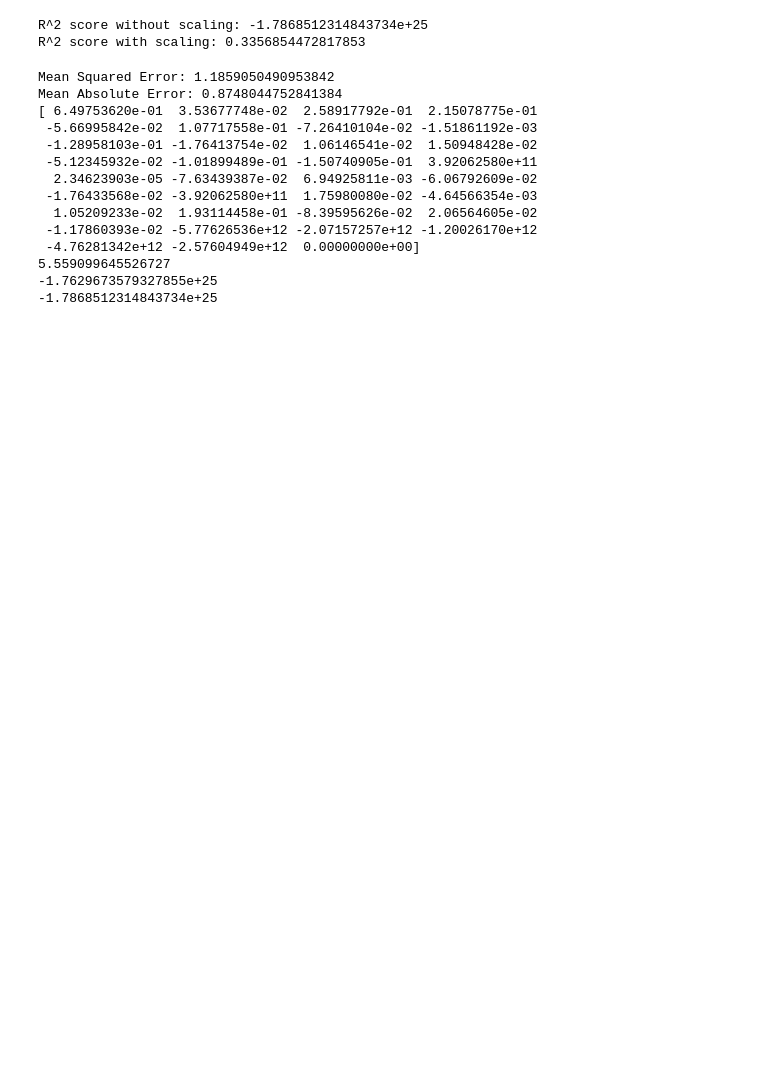
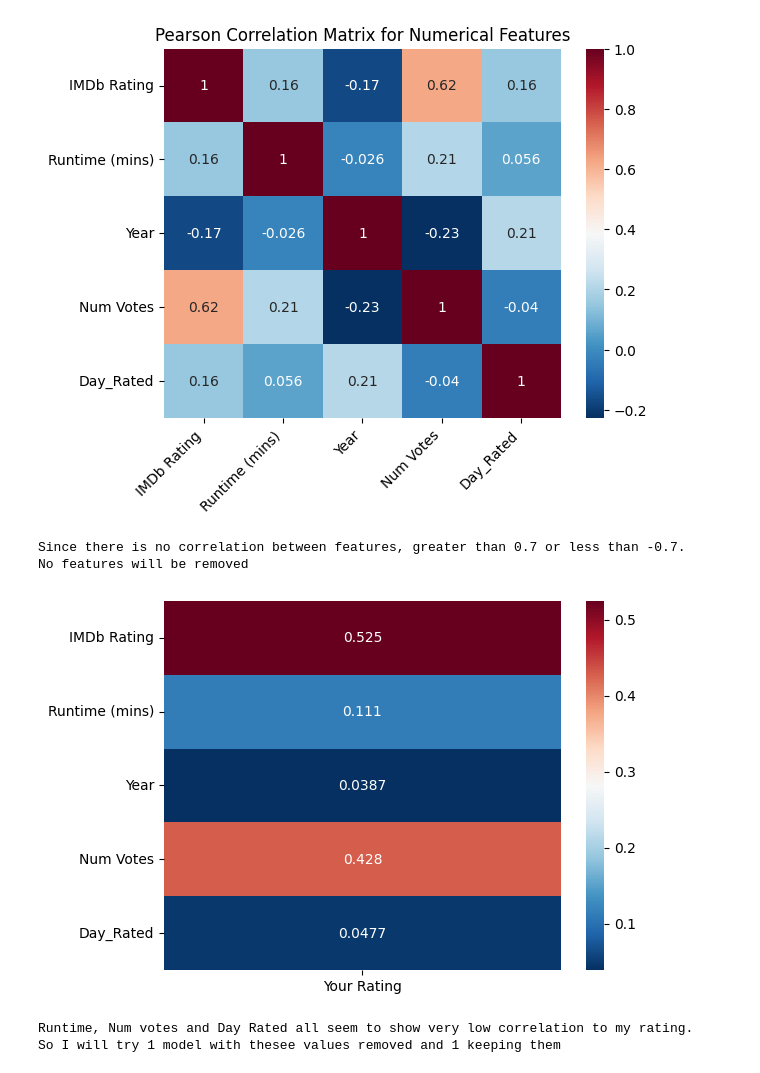
Before and after one commit to Bmcunningham4/imdb_predictions, a Jupyter notebook: mlr.ipynb, the cells around one changed output. Cells and saved outputs as stored; diff of their text form; code cells hidden in the pictures; blank space fills up the shorter version.

```diff
--- a/mlr.ipynb
+++ b/mlr.ipynb
@@ -62,41 +4,39 @@ new_data = pd.DataFrame({
-# %%
-r2_unscaled = model.score(X_test, y_test)
-
-# Evaluate the model with scaling
-r2_scaled = model.score(X_test_scaled, y_test)
-
-print("R^2 score without scaling:", r2_unscaled)
-print("R^2 score with scaling:", r2_scaled)
-# %% [output]
-R^2 score without scaling: -1.7868512314843734e+25
-R^2 score with scaling: 0.3356854472817853
-# %%
-#? Evaluation
-mse = mean_squared_error(y_test, y_pred)
-mae = mean_absolute_error(y_test, y_pred) #* Can use either this one represents the mean diff betwen predicted an actual - makes intuitive sense!
-print(f'Mean Squared Error: {mse}')
-print(f'Mean Absolute Error: {mae}')
-
-#! Extra crap (Residual Anaylsis)
-# sorted_coefs = sorted(model.coef_, reverse=True) -- if needed
-print(model.coef_)
-print(model.intercept_)
-print(model.score(X_train, y_train)) #* --- This is good (R^2 best possilbe val = 1, usually 0.7 is good, basically the percentage variation in y explained by all X variable together!
-print(model.score(X_test, y_test)) #* Basically both these are crap (Because a lot of these relationships aren't linear!!)
-#? Score on train = how well model is trained on data / fits
-#? Score on test = Model's performance ond data it hasn't seen b4 (crucial for asessing accuracy on new instances!)
-# %% [output]
-Mean Squared Error: 1.1859050490953842
-Mean Absolute Error: 0.8748044752841384
-[ 6.49753620e-01  3.53677748e-02  2.58917792e-01  2.15078775e-01
- -5.66995842e-02  1.07717558e-01 -7.26410104e-02 -1.51861192e-03
- -1.28958103e-01 -1.76413754e-02  1.06146541e-02  1.50948428e-02
- -5.12345932e-02 -1.01899489e-01 -1.50740905e-01  3.92062580e+11
-  2.34623903e-05 -7.63439387e-02  6.94925811e-03 -6.06792609e-02
- -1.76433568e-02 -3.92062580e+11  1.75980080e-02 -4.64566354e-03
-  1.05209233e-02  1.93114458e-01 -8.39595626e-02  2.06564605e-02
- -1.17860393e-02 -5.77626536e+12 -2.07157257e+12 -1.20026170e+12
- -4.76281342e+12 -2.57604949e+12  0.00000000e+00]
-5.559099645526727
--1.7629673579327855e+25
--1.7868512314843734e+25
+# %%
+from data_cleaning import ratings_df
+import pandas as pd
+import seaborn as sns
+import matplotlib.pyplot as plt
+from sklearn.model_selection import train_test_split
+from sklearn.linear_model import LinearRegression
+from sklearn.metrics import mean_squared_error, mean_absolute_error
+from sklearn.preprocessing import StandardScaler
+
+#? Filter Methods: Pearson Correlation between features,
+X_num = ratings_df[['IMDb Rating', 'Runtime (mins)', 'Year', 'Num Votes', 'Day_Rated']]
+y = ratings_df["Your Rating"]
+
+corr_matrix = X_num.corr(method='pearson')
+
+# Visualize the correlation matrix using a heatmap
+heatmap = sns.heatmap(corr_matrix, annot=True, cmap='RdBu_r')
+heatmap.set_xticklabels(heatmap.get_xticklabels(), rotation=45, horizontalalignment='right')
+plt.title('Pearson Correlation Matrix for Numerical Features')
+plt.show()
+print("Since there is no correlation between features, greater than 0.7 or less than -0.7. \nNo features will be removed")
+
+#? Correlation between featue and target - Especially important since using linear relationship here!
+X_y = X_num.copy()
+X_y["Your Rating"] = y
+
+corr_matrix = X_y.corr()
+corr_target = corr_matrix[['Your Rating']].drop(labels=['Your Rating'])
+sns.heatmap(corr_target, annot=True, fmt='.3', cmap='RdBu_r')
+plt.show()
+print("Runtime, Num votes and Day Rated all seem to show very low correlation to my rating. \nSo I will try 1 model with thesee values removed and 1 keeping them")
+# %% [output]
+[figure, added]
+Since there is no correlation between features, greater than 0.7 or less than -0.7.
+No features will be removed
+[figure, added]
+Runtime, Num votes and Day Rated all seem to show very low correlation to my rating.
+So I will try 1 model with thesee values removed and 1 keeping them
```
Also changed, not shown: parts of 11 cells of this notebook, 8 other files.
